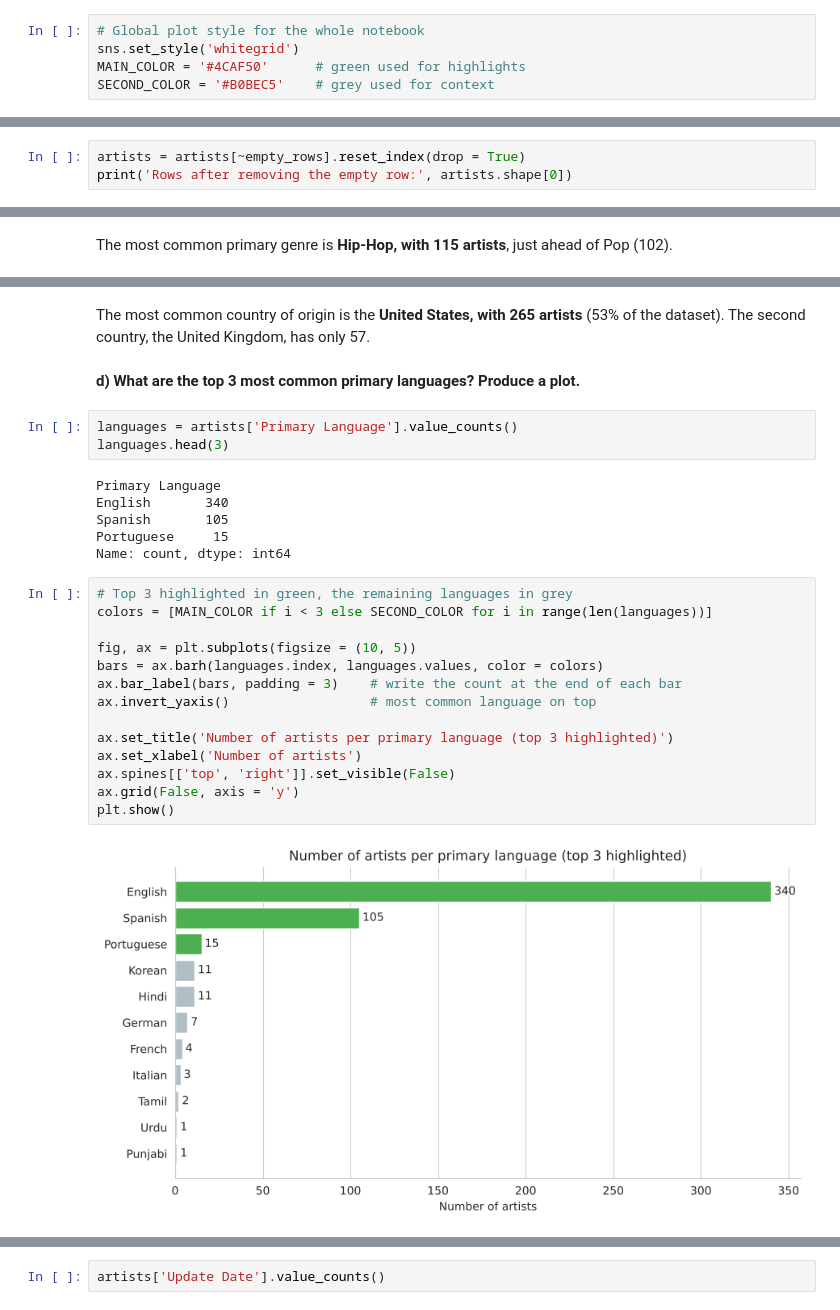
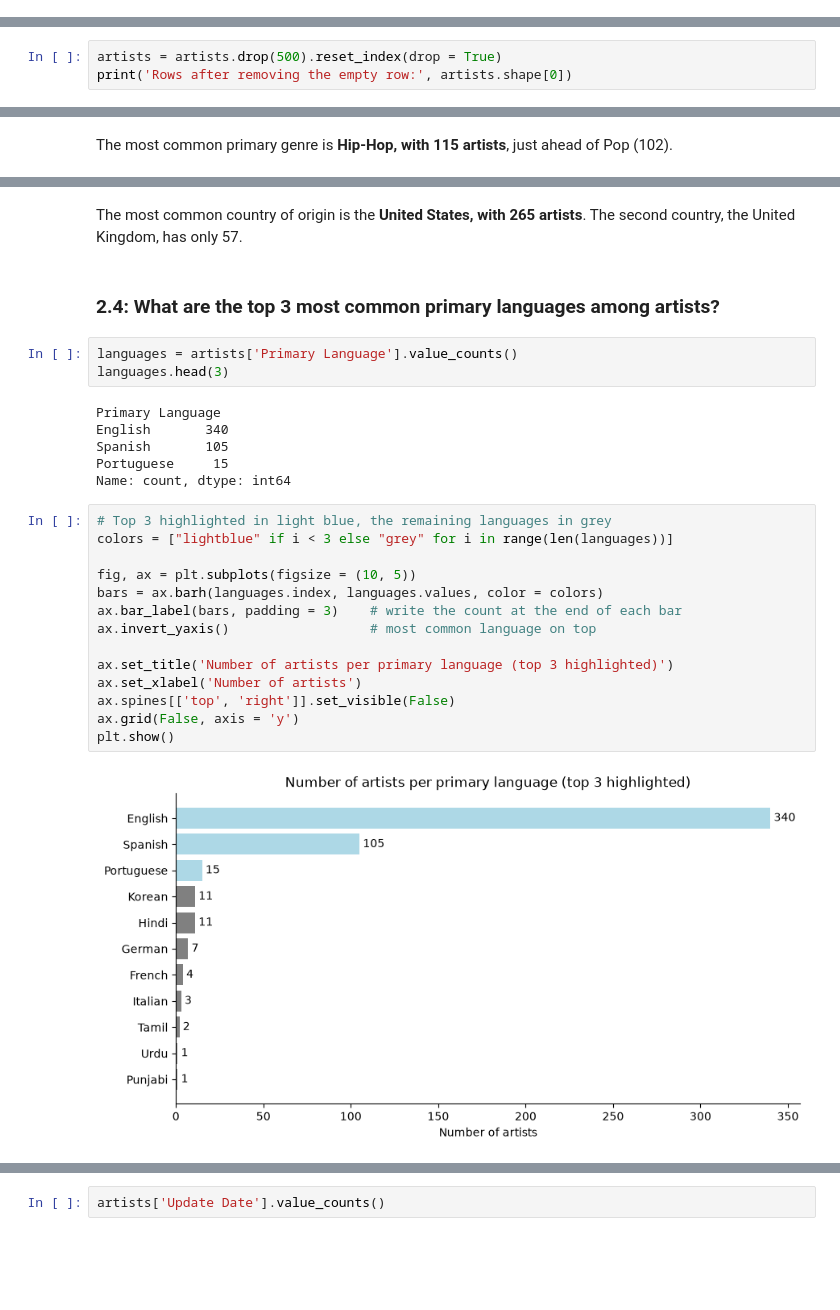
Before and after one commit to fabianaconstantino/pds_project, a Jupyter notebook: Group14_PDS_2627.ipynb, the cells around one changed output, grey strips where cells are left out. Saved outputs shown, nothing was run; the diff lists cells and outputs as text; blank space fills up the shorter version.

```diff
--- a/Group14_PDS_2627.ipynb
+++ b/Group14_PDS_2627.ipynb
@@ -53,6 +25 @@ seaborn: 0.13.2
-# %%
-# Global plot style for the whole notebook
-sns.set_style('whitegrid')
-MAIN_COLOR = '#4CAF50'      # green used for highlights
-SECOND_COLOR = '#B0BEC5'    # grey used for context
 # %% [markdown]
@@ -212,5 +179,5 @@ One row (`Artist ID` 500) has **no information at all** besides the ID. It canno
 # %%
-artists = artists[~empty_rows].reset_index(drop = True)
+artists = artists.drop(500).reset_index(drop = True)
 print('Rows after removing the empty row:', artists.shape[0])
 # %% [output]
 Rows after removing the empty row: 500
@@ -585,7 +561,7 @@ Share of artists from the United States: 53.0%
 # %% [markdown]
-The most common country of origin is the **United States, with 265 artists** (53% of the dataset). The second country, the United Kingdom, has only 57.
+The most common country of origin is the **United States, with 265 artists**. The second country, the United Kingdom, has only 57.
 # %% [markdown]
-**d) What are the top 3 most common primary languages? Produce a plot.**
+### **2.4: What are the top 3 most common primary languages among artists?**
 # %%
 languages = artists['Primary Language'].value_counts()
 languages.head(3)
@@ -596,19 +572,19 @@ Spanish       105
 Portuguese     15
 Name: count, dtype: int64
 # %%
-# Top 3 highlighted in green, the remaining languages in grey
-colors = [MAIN_COLOR if i < 3 else SECOND_COLOR for i in range(len(languages))]
+# Top 3 highlighted in light blue, the remaining languages in grey
+colors = ["lightblue" if i < 3 else "grey" for i in range(len(languages))]
 
 fig, ax = plt.subplots(figsize = (10, 5))
 bars = ax.barh(languages.index, languages.values, color = colors)
 ax.bar_label(bars, padding = 3)    # write the count at the end of each bar
 ax.invert_yaxis()                  # most common language on top
 
 ax.set_title('Number of artists per primary language (top 3 highlighted)')
 ax.set_xlabel('Number of artists')
 ax.spines[['top', 'right']].set_visible(False)
 ax.grid(False, axis = 'y')
 plt.show()
 # %% [output]
-[figure, old version]
+[figure, new version]
 # %% [markdown]
```
Also changed, not shown: parts of 69 cells of this notebook, 1 other file.
